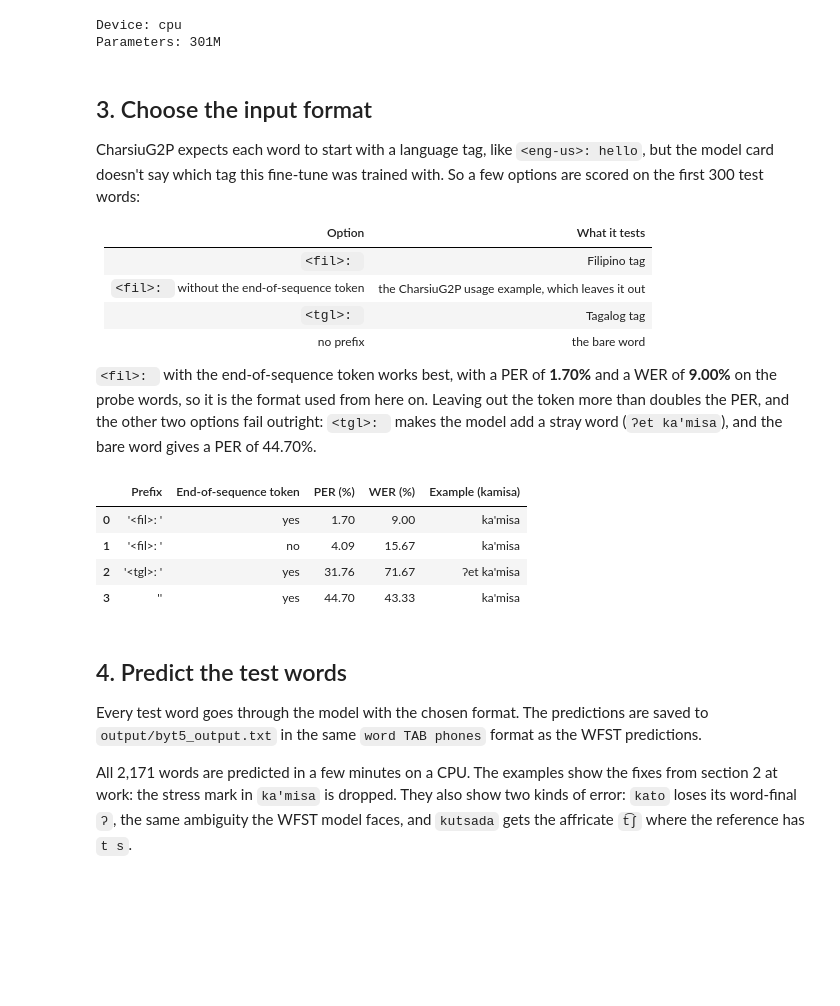
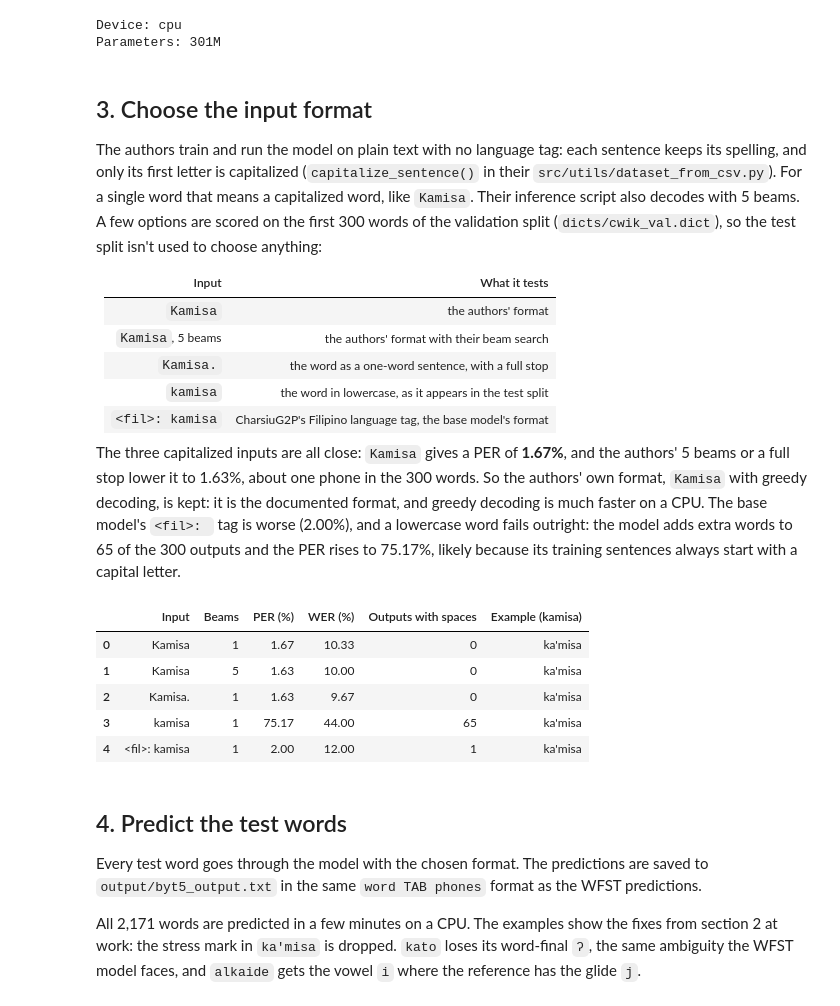
Before and after one commit to Mango-Cats/Tagalog-G2P, a Jupyter notebook: notebook/ByT5_eval.ipynb, the cells around one changed output. Drawn from its saved outputs; the diff is of its cells as text; code cells hidden in the pictures; blank space fills up the shorter version.

Commit message:
UPDATE: ByT5_eval uses the authors' input format and checks seen test words

```diff
--- a/notebook/ByT5_eval.ipynb
+++ b/notebook/ByT5_eval.ipynb
@@ -140,44 +185,65 @@ Parameters: 301M
 # %% [markdown]
 ## 3. Choose the input format
 
-CharsiuG2P expects each word to start with a language tag, like `<eng-us>: hello`, but the model
-card doesn't say which tag this fine-tune was trained with. So a few options are scored on the
-first 300 test words:
+The authors train and run the model on plain text with no language tag: each sentence keeps its
+spelling, and only its first letter is capitalized (`capitalize_sentence()` in their
+`src/utils/dataset_from_csv.py`). For a single word that means a capitalized word, like `Kamisa`.
+Their inference script also decodes with 5 beams. A few options are scored on the first 300 words
+of the validation split (`dicts/cwik_val.dict`), so the test split isn't used to choose anything:
 
-| Option | What it tests |
+| Input | What it tests |
 | --- | --- |
-| `<fil>: ` | Filipino tag |
-| `<fil>: ` without the end-of-sequence token | the CharsiuG2P usage example, which leaves it out |
-| `<tgl>: ` | Tagalog tag |
-| no prefix | the bare word |
+| `Kamisa` | the authors' format |
+| `Kamisa`, 5 beams | the authors' format with their beam search |
+| `Kamisa.` | the word as a one-word sentence, with a full stop |
+| `kamisa` | the word in lowercase, as it appears in the test split |
+| `<fil>: kamisa` | CharsiuG2P's Filipino language tag, the base model's format |
 
-`<fil>: ` with the end-of-sequence token works best, with a PER of **1.70%** and a WER of
-**9.00%** on the probe words, so it is the format used from here on. Leaving out the token more
-than doubles the PER, and the other two options fail outright: `<tgl>: ` makes the model add a
-stray word (`ʔet ka'misa`), and the bare word gives a PER of 44.70%.
+The three capitalized inputs are all close: `Kamisa` gives a PER of **1.67%**, and the authors'
+5 beams or a full stop lower it to 1.63%, about one phone in the 300 words. So the authors' own
+format, `Kamisa` with greedy decoding, is kept: it is the documented format, and greedy decoding is
+much faster on a CPU. The base model's `<fil>: ` tag is worse (2.00%), and a lowercase word fails
+outright: the model adds extra words to 65 of the 300 outputs and the PER rises to 75.17%, likely
+because its training sentences always start with a capital letter.
 # %%
-probe_words = list(ref)[:300]
-probe_ref = {w: ref[w] for w in probe_words}
+val_ref = {}
+with open(dicts_dir / "cwik_val.dict", encoding="utf-8") as f:
+    for line in f:
+        word, phones = line.rstrip("\n").split("\t")
+        val_ref[word] = phones.split()
+
+probe_words = list(val_ref)[:300]
+probe_ref = {w: val_ref[w] for w in probe_words}
+
+options = [
+    ("Kamisa",        capitalize,                     1),
+    ("Kamisa",        capitalize,                     5),
+    ("Kamisa.",       lambda w: capitalize(w) + ".",  1),
+    ("kamisa",        lambda w: w,                    1),
+    ("<fil>: kamisa", lambda w: "<fil>: " + w,        1),
+]
 
 rows = []
-for prefix, special in [("<fil>: ", True), ("<fil>: ", False), ("<tgl>: ", True), ("", True)]:
-    raw = predict(probe_words, prefix=prefix, add_special_tokens=special)
+for name, fmt, beams in options:
+    raw = predict(probe_words, fmt=fmt, num_beams=beams)
     m = compute_per_wer(probe_ref, {w: to_phones(s) for w, s in raw.items()})
     rows.append({
-        "Prefix": repr(prefix),
-        "End-of-sequence token": "yes" if special else "no",
+        "Input": name,
+        "Beams": beams,
         "PER (%)": round(m["per"] * 100, 2),
         "WER (%)": round(m["wer"] * 100, 2),
-        "Example (kamisa)": predict(["kamisa"], prefix=prefix, add_special_tokens=special)["kamisa"],
+        "Outputs with spaces": sum(" " in s.strip() for s in raw.values()),
+        "Example (kamisa)": predict(["kamisa"], fmt=fmt, num_beams=beams)["kamisa"],
     })
 
 pd.DataFrame(rows)
 # %% [output]
-|  | Prefix | End-of-sequence token | PER (%) | WER (%) | Example (kamisa) |
-| 0 | '<fil>: ' | yes | 1.70 | 9.00 | ka'misa |
-| 1 | '<fil>: ' | no | 4.09 | 15.67 | ka'misa |
-| 2 | '<tgl>: ' | yes | 31.76 | 71.67 | ʔet ka'misa |
-| 3 | '' | yes | 44.70 | 43.33 | ka'misa |
+|  | Input | Beams | PER (%) | WER (%) | Outputs with spaces | Example (kamisa) |
+| 0 | Kamisa | 1 | 1.67 | 10.33 | 0 | ka'misa |
+| 1 | Kamisa | 5 | 1.63 | 10.00 | 0 | ka'misa |
+| 2 | Kamisa. | 1 | 1.63 | 9.67 | 0 | ka'misa |
+| 3 | kamisa | 1 | 75.17 | 44.00 | 65 | ka'misa |
+| 4 | <fil>: kamisa | 1 | 2.00 | 12.00 | 1 | ka'misa |
 # %% [markdown]
 ## 4. Predict the test words
 
@@ -185,9 +251,9 @@ Every test word goes through the model with the chosen format. The predictions a
 `output/byt5_output.txt` in the same `word TAB phones` format as the WFST predictions.
 
 All 2,171 words are predicted in a few minutes on a CPU. The examples show the fixes from
-section 2 at work: the stress mark in `ka'misa` is dropped. They also show two kinds of error:
-`kato` loses its word-final `ʔ`, the same ambiguity the WFST model faces, and `kutsada` gets the
-affricate `t͡ʃ` where the reference has `t s`.
+section 2 at work: the stress mark in `ka'misa` is dropped. `kato` loses its word-final `ʔ`, the
+same ambiguity the WFST model faces, and `alkaide` gets the vowel `i` where the reference has the
+glide `j`.
 # %%
 start = time.time()
 raw = predict(list(ref))
```
Also changed, not shown: parts of 27 cells of this notebook.
